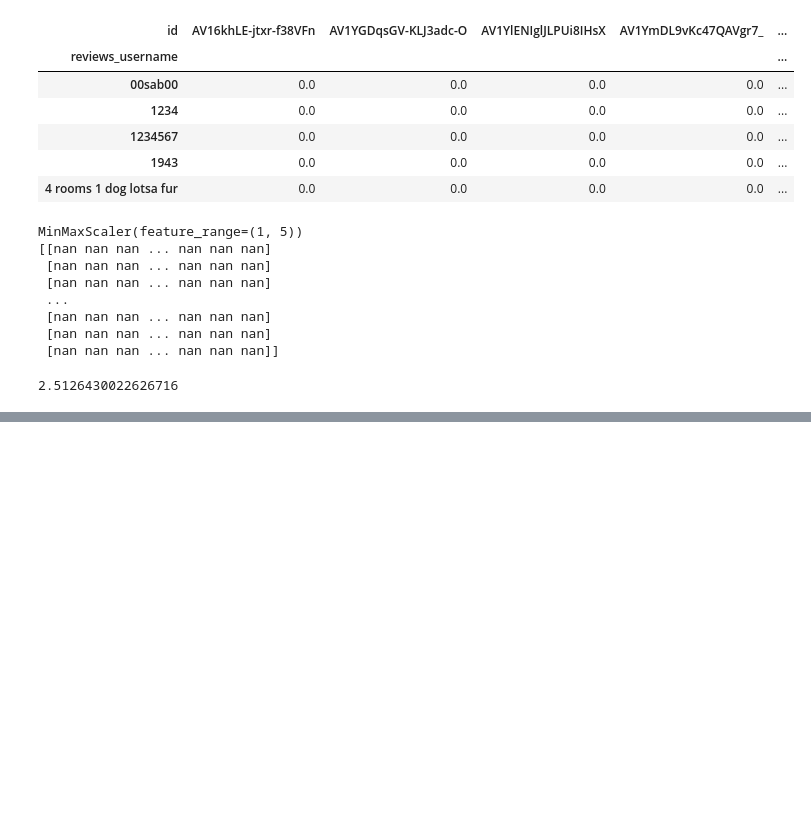
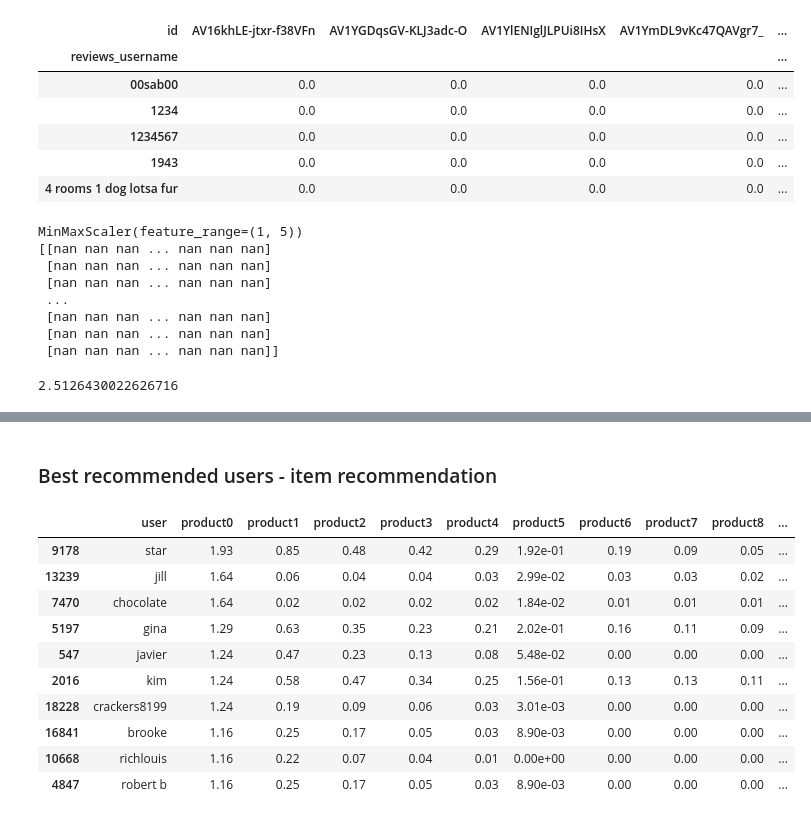
Before and after one commit to Aswani-ReddyKV/Capstone_Sentiment_Recommendation, a Jupyter notebook: Aswani_Reddy_Sentiment_Recommendation.ipynb, the cells around one changed output, grey strips where cells are left out. Cells and saved outputs as stored; diff of their text form; code cells hidden in the pictures; blank space fills up the shorter version.

```diff
--- a/Aswani_Reddy_Sentiment_Recommendation.ipynb
+++ b/Aswani_Reddy_Sentiment_Recommendation.ipynb
@@ -1321,0 +1355,4 @@ print(rmse_user_user)
+# %%
+#Prediction - Item-Item
+item_predicted_ratings = np.dot((item_recommendation_df_pivot.fillna(0).T),item_correlation)
+item_predicted_ratings
@@ -1321,0 +1367,3 @@ print(rmse_user_user)
+# %%
+item_final_rating = np.multiply(item_predicted_ratings, recommendation_user_dummy_train)
+item_final_rating.head()
@@ -1321,0 +1424,38 @@ print(rmse_user_user)
+# %% [markdown]
+### Best recommended users - item recommendation ###
+# %%
+def get_top_recommendation_items(users):
+    new_df = pd.DataFrame()
+    for user_input in users:
+        try:
+            temp_recommendations = item_final_rating.loc[user_input].sort_values(ascending=False)[0:20]
+            temp = temp_recommendations.to_frame().reset_index()
+            temp = temp[temp.columns.difference(['id'])].T
+            temp.columns = [f"product{ind}" for ind in range(len(temp.columns))]
+            temp.insert(0, "user", user_input)
+
+            if len(new_df) != 0:
+                new_df = pd.concat([new_df, temp], ignore_index=True, axis=0)
+            else:
+                new_df = temp
+
+        except:
+            continue
+
+    return new_df
+# %%
+temp_item_recommendation_df = get_top_recommendation_items(train.reviews_username.unique())
+# %%
+temp_item_recommendation_df.sort_values(by=["product0"], ascending=False).head(10)
+# %% [output]
+|  | user | product0 | product1 | product2 | product3 | product4 | product5 | product6 | product7 | product8 | ... |
+| 9178 | star | 1.93 | 0.85 | 0.48 | 0.42 | 0.29 | 1.92e-01 | 0.19 | 0.09 | 0.05 | ... |
+| 13239 | jill | 1.64 | 0.06 | 0.04 | 0.04 | 0.03 | 2.99e-02 | 0.03 | 0.03 | 0.02 | ... |
+| 7470 | chocolate | 1.64 | 0.02 | 0.02 | 0.02 | 0.02 | 1.84e-02 | 0.01 | 0.01 | 0.01 | ... |
+| 5197 | gina | 1.29 | 0.63 | 0.35 | 0.23 | 0.21 | 2.02e-01 | 0.16 | 0.11 | 0.09 | ... |
+| 547 | javier | 1.24 | 0.47 | 0.23 | 0.13 | 0.08 | 5.48e-02 | 0.00 | 0.00 | 0.00 | ... |
+| 2016 | kim | 1.24 | 0.58 | 0.47 | 0.34 | 0.25 | 1.56e-01 | 0.13 | 0.13 | 0.11 | ... |
+| 18228 | crackers8199 | 1.24 | 0.19 | 0.09 | 0.06 | 0.03 | 3.01e-03 | 0.00 | 0.00 | 0.00 | ... |
+| 16841 | brooke | 1.16 | 0.25 | 0.17 | 0.05 | 0.03 | 8.90e-03 | 0.00 | 0.00 | 0.00 | ... |
+| 10668 | richlouis | 1.16 | 0.22 | 0.07 | 0.04 | 0.01 | 0.00e+00 | 0.00 | 0.00 | 0.00 | ... |
+| 4847 | robert b | 1.16 | 0.25 | 0.17 | 0.05 | 0.03 | 8.90e-03 | 0.00 | 0.00 | 0.00 | ... |
```
Also changed, not shown: parts of 57 cells of this notebook.
